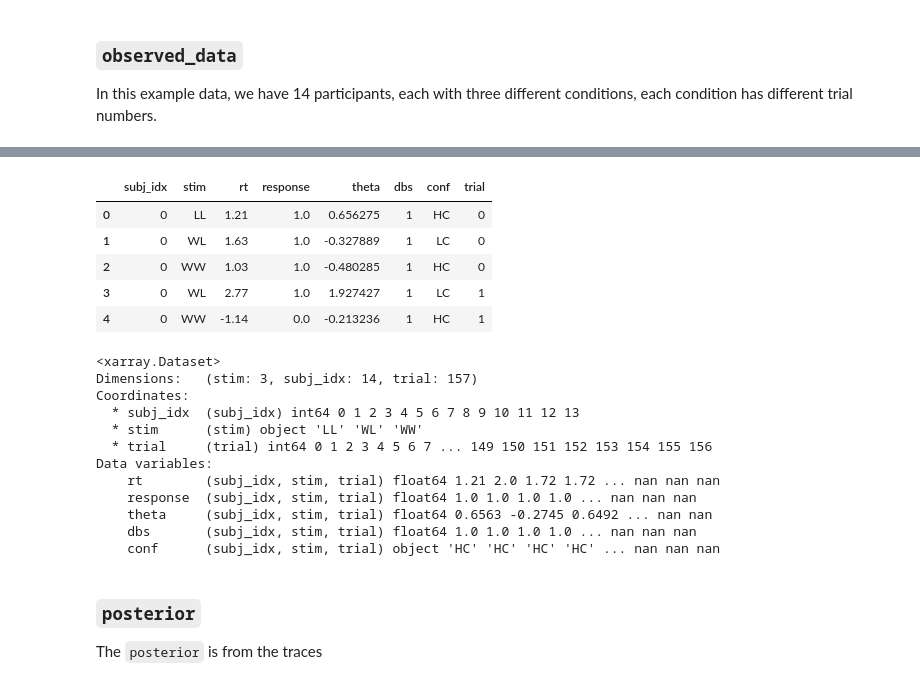
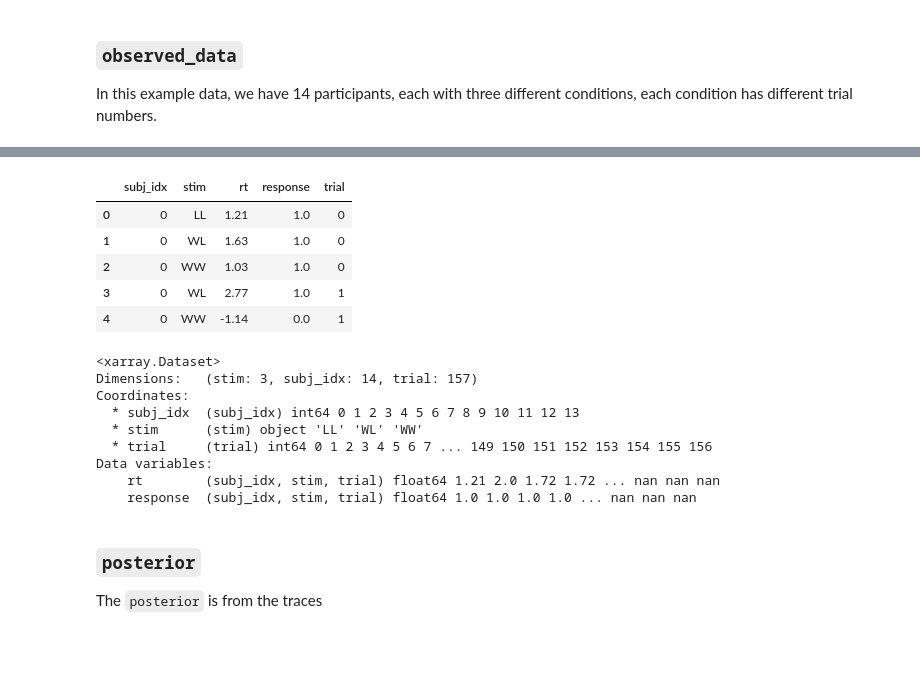
Before and after one commit to hcp4715/dockerHDDM_Guide, a Jupyter notebook: temp/HDDM_official_tutorial_ArviZ.ipynb, the cells around one changed output, grey strips where cells are left out. Cells and saved outputs as stored; diff of their text form; code cells hidden in the pictures; blank space fills up the shorter version.

```diff
--- a/temp/HDDM_official_tutorial_ArviZ.ipynb
+++ b/temp/HDDM_official_tutorial_ArviZ.ipynb
@@ -246,15 +279,15 @@ dtype: int64
 # %%
 data_tmp = data.copy()
 data_tmp['trial'] = data_tmp.groupby(['subj_idx', 'stim']).cumcount()
-
+data_tmp.drop(['theta','dbs','conf'], axis=1, inplace=True)
 data_tmp.head()
 # %% [output]
-|  | subj_idx | stim | rt | response | theta | dbs | conf | trial |
-| 0 | 0 | LL | 1.21 | 1.0 | 0.656275 | 1 | HC | 0 |
-| 1 | 0 | WL | 1.63 | 1.0 | -0.327889 | 1 | LC | 0 |
-| 2 | 0 | WW | 1.03 | 1.0 | -0.480285 | 1 | HC | 0 |
-| 3 | 0 | WL | 2.77 | 1.0 | 1.927427 | 1 | LC | 1 |
-| 4 | 0 | WW | -1.14 | 0.0 | -0.213236 | 1 | HC | 1 |
+|  | subj_idx | stim | rt | response | trial |
+| 0 | 0 | LL | 1.21 | 1.0 | 0 |
+| 1 | 0 | WL | 1.63 | 1.0 | 0 |
+| 2 | 0 | WW | 1.03 | 1.0 | 0 |
+| 3 | 0 | WL | 2.77 | 1.0 | 1 |
+| 4 | 0 | WW | -1.14 | 0.0 | 1 |
 # %%
 data_tmp = data_tmp.set_index(["subj_idx", "stim", 'trial'])
 xdata_observed = xr.Dataset.from_dataframe(data_tmp)
@@ -269,9 +302,6 @@ Coordinates:
 Data variables:
     rt        (subj_idx, stim, trial) float64 1.21 2.0 1.72 1.72 ... nan nan nan
     response  (subj_idx, stim, trial) float64 1.0 1.0 1.0 1.0 ... nan nan nan
-    theta     (subj_idx, stim, trial) float64 0.6563 -0.2745 0.6492 ... nan nan
-    dbs       (subj_idx, stim, trial) float64 1.0 1.0 1.0 1.0 ... nan nan nan
-    conf      (subj_idx, stim, trial) object 'HC' 'HC' 'HC' 'HC' ... nan nan nan
 # %% [markdown]
 ### `posterior`
 The `posterior` is from the traces
```
Also changed, not shown: parts of 44 cells of this notebook.
